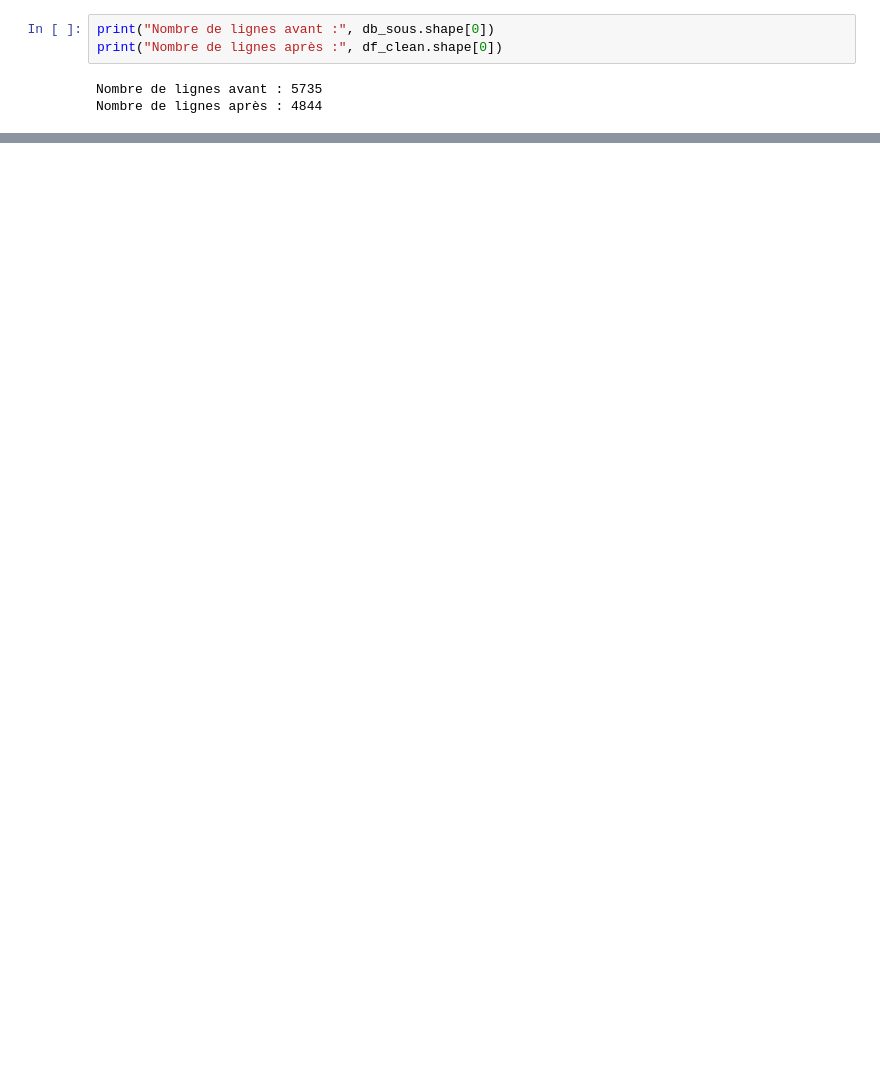
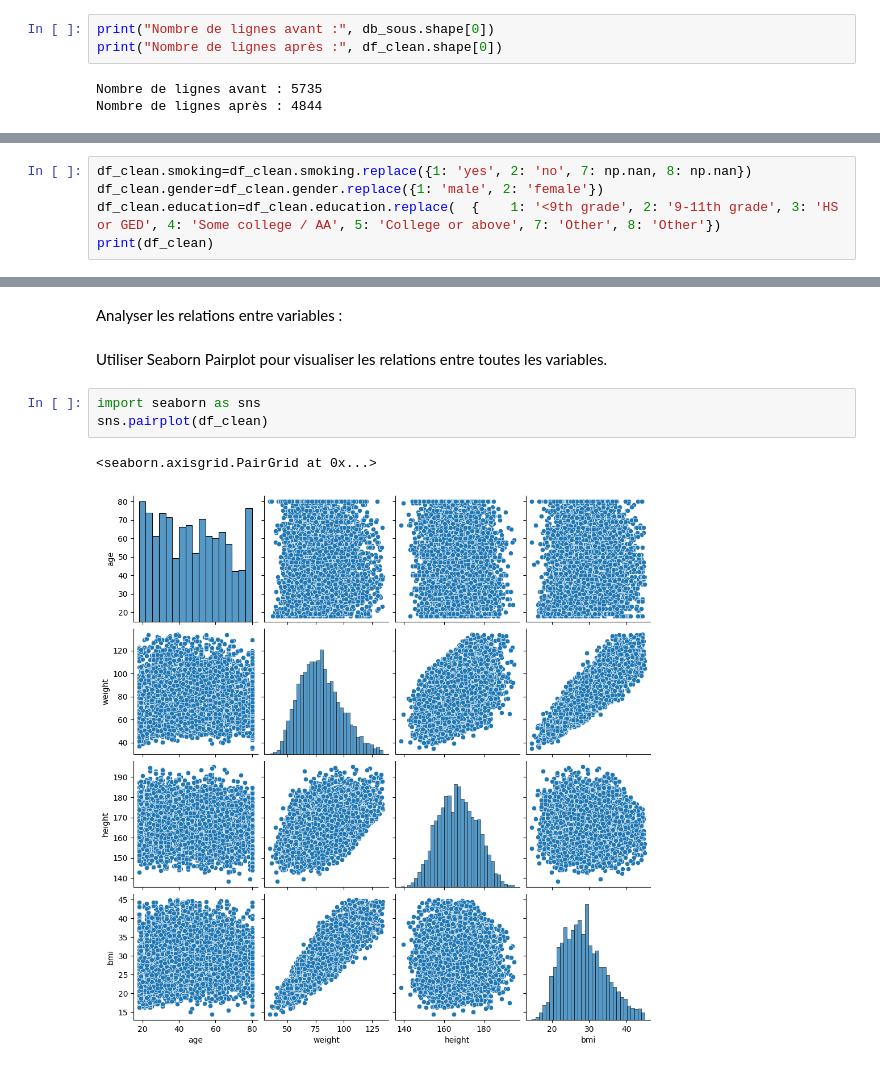
Before and after one commit to Ibtissam7-bot/New_rep, a Jupyter notebook: Sante_public.ipynb, the cells around one changed output, grey strips where cells are left out. Saved outputs shown, nothing was run; the diff lists cells and outputs as text; blank space fills up the shorter version.

```diff
--- a/Sante_public.ipynb
+++ b/Sante_public.ipynb
@@ -303,0 +308,5 @@ Nombre de lignes après : 4844
+# %%
+df_clean.smoking=df_clean.smoking.replace({1: 'yes', 2: 'no', 7: np.nan, 8: np.nan})
+df_clean.gender=df_clean.gender.replace({1: 'male', 2: 'female'})
+df_clean.education=df_clean.education.replace(  {    1: '<9th grade', 2: '9-11th grade', 3: 'HS or GED', 4: 'Some college / AA', 5: 'College or above', 7: 'Other', 8: 'Other'})
+print(df_clean)
@@ -303,0 +328,10 @@ Nombre de lignes après : 4844
+# %% [markdown]
+Analyser les relations entre variables :
+# %% [markdown]
+Utiliser Seaborn Pairplot pour visualiser les relations entre toutes les variables.
+# %%
+import seaborn as sns
+sns.pairplot(df_clean)
+# %% [output]
+<seaborn.axisgrid.PairGrid at 0x...>
+[figure, added]
```
Also changed, not shown: parts of 17 cells of this notebook, 1 other file.
